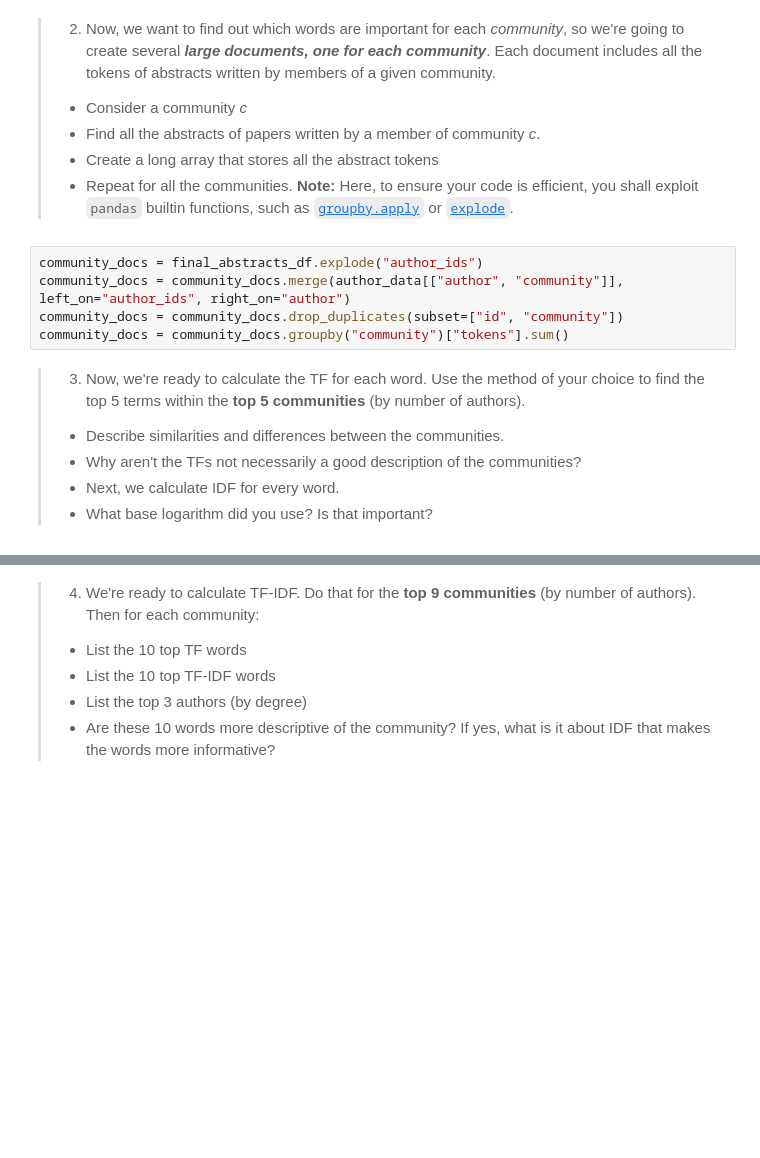
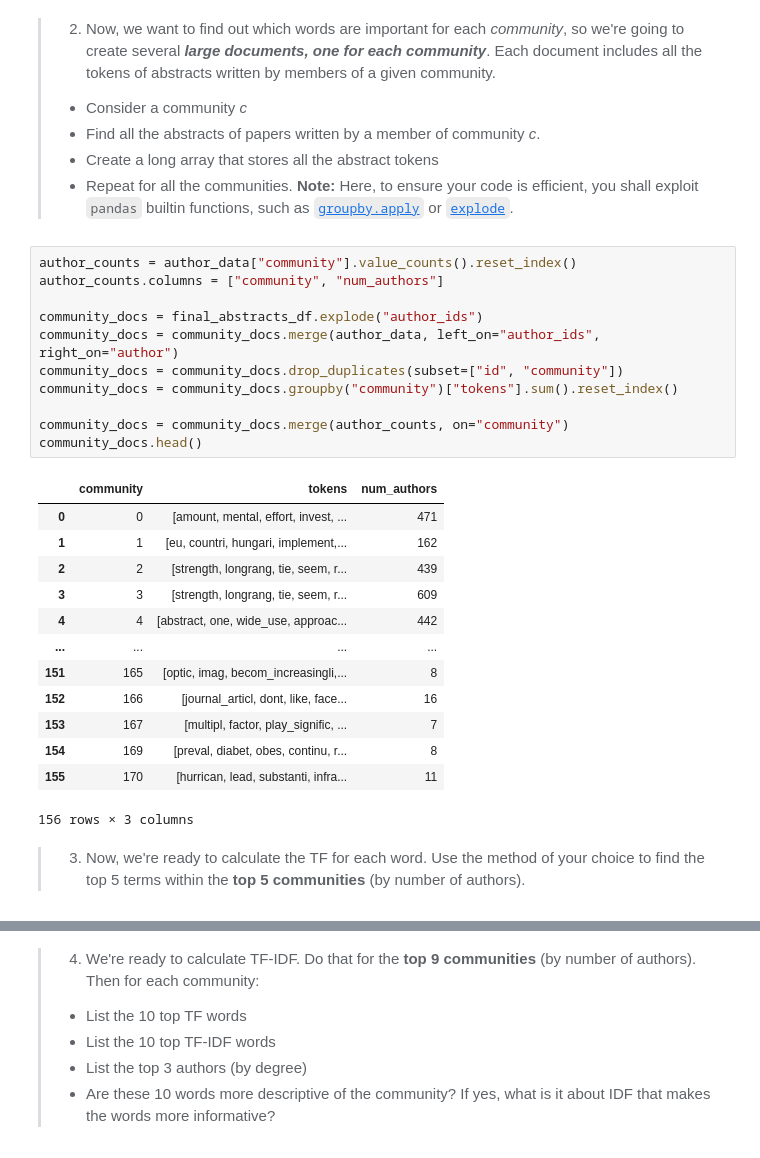
Before and after one commit to josephnguyen0413/02467_Assignment2, a Jupyter notebook: Assignment2.ipynb, the cells around one changed output, grey strips where cells are left out. Drawn from its saved outputs; the diff is of its cells as text; blank space fills up the shorter version.

```diff
--- a/Assignment2.ipynb
+++ b/Assignment2.ipynb
@@ -571,14 +574,30 @@ IDF stands for inverse document frequency, which is how unique a term is across
 >   * Repeat for all the communities.
 > __Note:__ Here, to ensure your code is efficient, you shall exploit ``pandas`` builtin functions, such as [``groupby.apply``](https://pandas.pydata.org/docs/reference/api/pandas.core.groupby.GroupBy.apply.html) or [``explode``](https://pandas.pydata.org/docs/reference/api/pandas.DataFrame.explode.html).
 # %%
+author_counts = author_data["community"].value_counts().reset_index()
+author_counts.columns = ["community", "num_authors"]
+
 community_docs = final_abstracts_df.explode("author_ids")
-community_docs = community_docs.merge(author_data[["author", "community"]], left_on="author_ids", right_on="author")
+community_docs = community_docs.merge(author_data, left_on="author_ids", right_on="author")
 community_docs = community_docs.drop_duplicates(subset=["id", "community"])
-community_docs = community_docs.groupby("community")["tokens"].sum()
+community_docs = community_docs.groupby("community")["tokens"].sum().reset_index()
+
+community_docs = community_docs.merge(author_counts, on="community")
+community_docs.head()
+# %% [output]
+|  | community | tokens | num_authors |
+| 0 | 0 | [amount, mental, effort, invest, ... | 471 |
+| 1 | 1 | [eu, countri, hungari, implement,... | 162 |
+| 2 | 2 | [strength, longrang, tie, seem, r... | 439 |
+| 3 | 3 | [strength, longrang, tie, seem, r... | 609 |
+| 4 | 4 | [abstract, one, wide_use, approac... | 442 |
+| ... | ... | ... | ... |
+| 151 | 165 | [optic, imag, becom_increasingli,... | 8 |
+| 152 | 166 | [journal_articl, dont, like, face... | 16 |
+| 153 | 167 | [multipl, factor, play_signific, ... | 7 |
+| 154 | 169 | [preval, diabet, obes, continu, r... | 8 |
+| 155 | 170 | [hurrican, lead, substanti, infra... | 11 |
+156 rows × 3 columns
 # %% [markdown]
 
 > 3. Now, we're ready to calculate the TF for each word. Use the method of your choice to find the top 5 terms within the __top 5 communities__ (by number of authors).
->   * Describe similarities and differences between the communities.
->   * Why aren't the TFs not necessarily a good description of the communities?
->   * Next, we calculate IDF for every word.
->   * What base logarithm did you use? Is that important?
```
Also changed, not shown: parts of 22 cells of this notebook, 1 other file.
